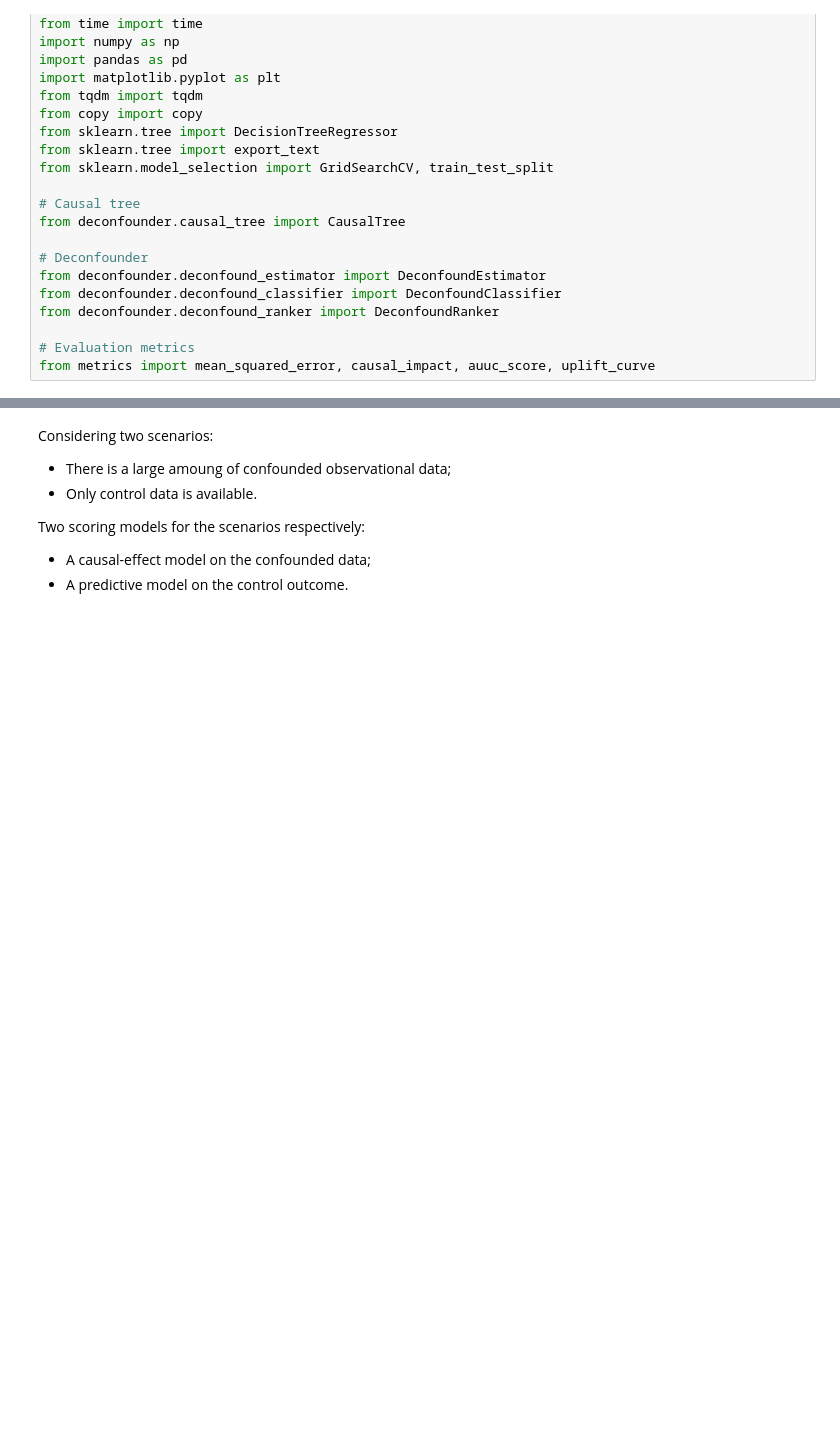
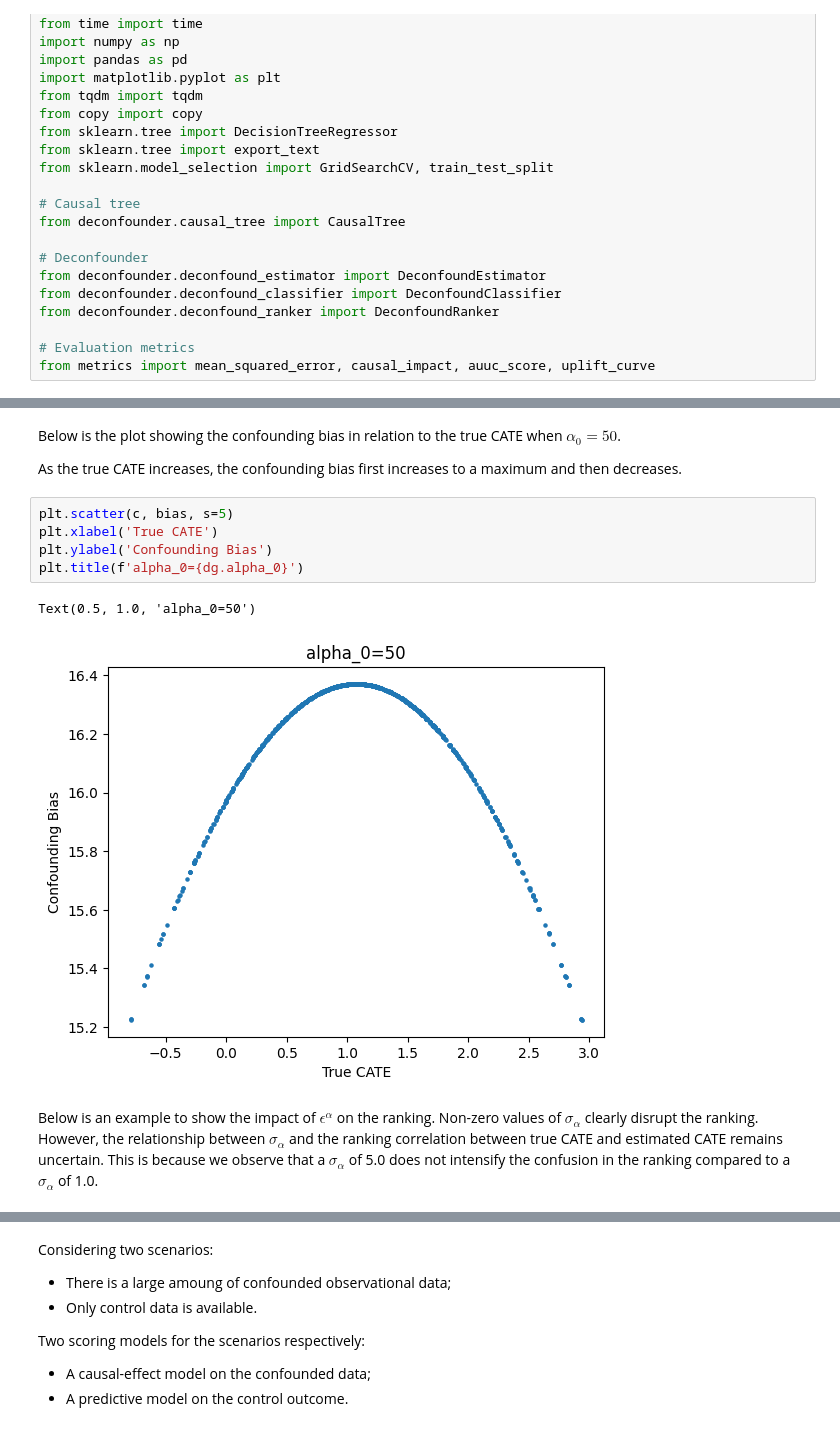
Before and after one commit to ferlocar/deconfounder, a Jupyter notebook: examples/simulation.ipynb, the cells around one changed output, grey strips where cells are left out. Drawn from its saved outputs; the diff is of its cells as text; blank space fills up the shorter version.

```diff
--- a/examples/simulation.ipynb
+++ b/examples/simulation.ipynb
@@ -248,0 +276,14 @@ This generated data is used to conduct experiments.
+# %% [markdown]
+Below is the plot showing the confounding bias in relation to the true CATE when $\alpha_0=50$.
+
+As the true CATE increases, the confounding bias first increases to a maximum and then decreases.
+# %%
+plt.scatter(c, bias, s=5)
+plt.xlabel('True CATE')
+plt.ylabel('Confounding Bias')
+plt.title(f'alpha_0={dg.alpha_0}')
+# %% [output]
+Text(0.5, 1.0, 'alpha_0=50')
+[figure, added]
+# %% [markdown]
+Below is an example to show the impact of $\epsilon^{\alpha}$ on the ranking. Non-zero values of $\sigma_{\alpha}$ clearly disrupt the ranking. However, the relationship between $\sigma_{\alpha}$ and the ranking correlation between true CATE and estimated CATE remains uncertain. This is because we observe that a $\sigma_{\alpha}$ of 5.0 does not intensify the confusion in the ranking compared to a $\sigma_{\alpha}$ of 1.0.
```
Also changed, not shown: parts of 36 cells of this notebook.
